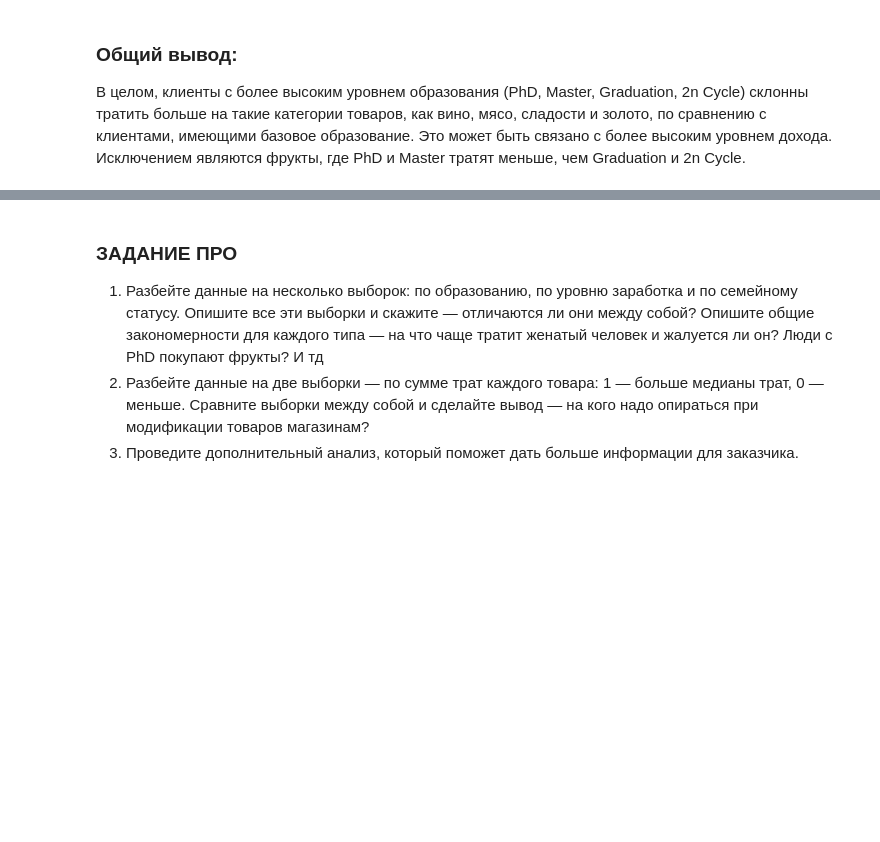
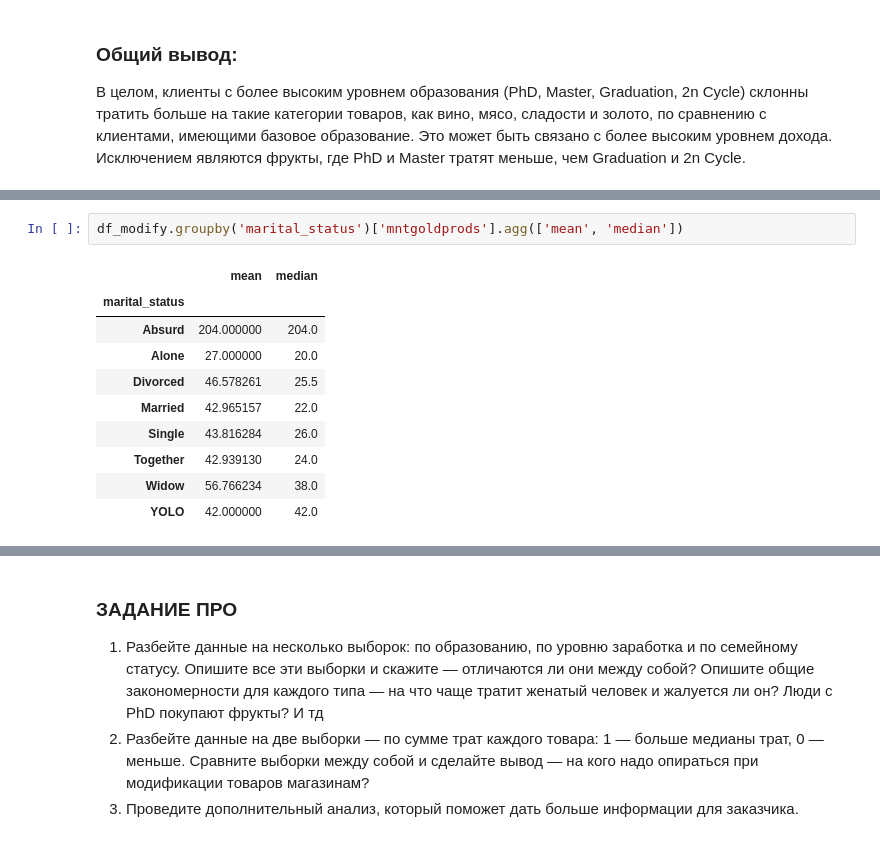
Before and after one commit to AlexeyOrehov/homework, a Jupyter notebook: home_work_1.9/1.9 1_RAZDEL_PRO_forstud.ipynb, the cells around one changed output, grey strips where cells are left out. Saved outputs shown, nothing was run; the diff lists cells and outputs as text; blank space fills up the shorter version.

```diff
--- a/home_work_1.9/1.9 1_RAZDEL_PRO_forstud.ipynb
+++ b/home_work_1.9/1.9 1_RAZDEL_PRO_forstud.ipynb
@@ -1128,0 +1143,13 @@ plt.show()
+# %%
+df_modify.groupby('marital_status')['mntgoldprods'].agg(['mean', 'median'])
+# %% [output]
+|  | mean | median |
+| marital_status |  |  |
+| Absurd | 204.000000 | 204.0 |
+| Alone | 27.000000 | 20.0 |
+| Divorced | 46.578261 | 25.5 |
+| Married | 42.965157 | 22.0 |
+| Single | 43.816284 | 26.0 |
+| Together | 42.939130 | 24.0 |
+| Widow | 56.766234 | 38.0 |
+| YOLO | 42.000000 | 42.0 |
```
Also changed, not shown: parts of 6 cells of this notebook.
